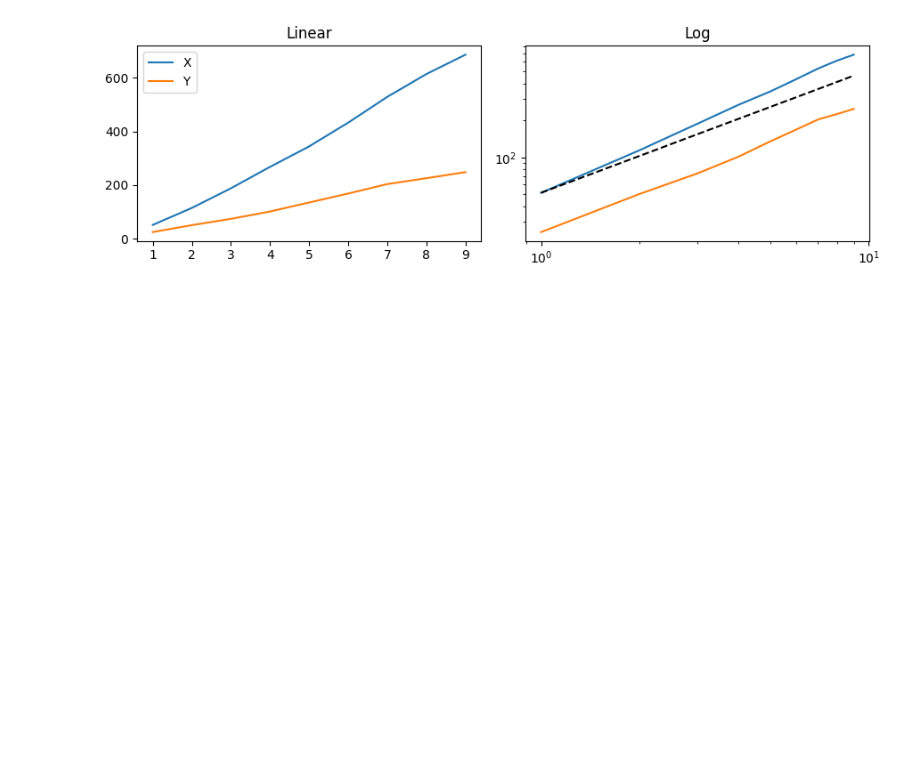
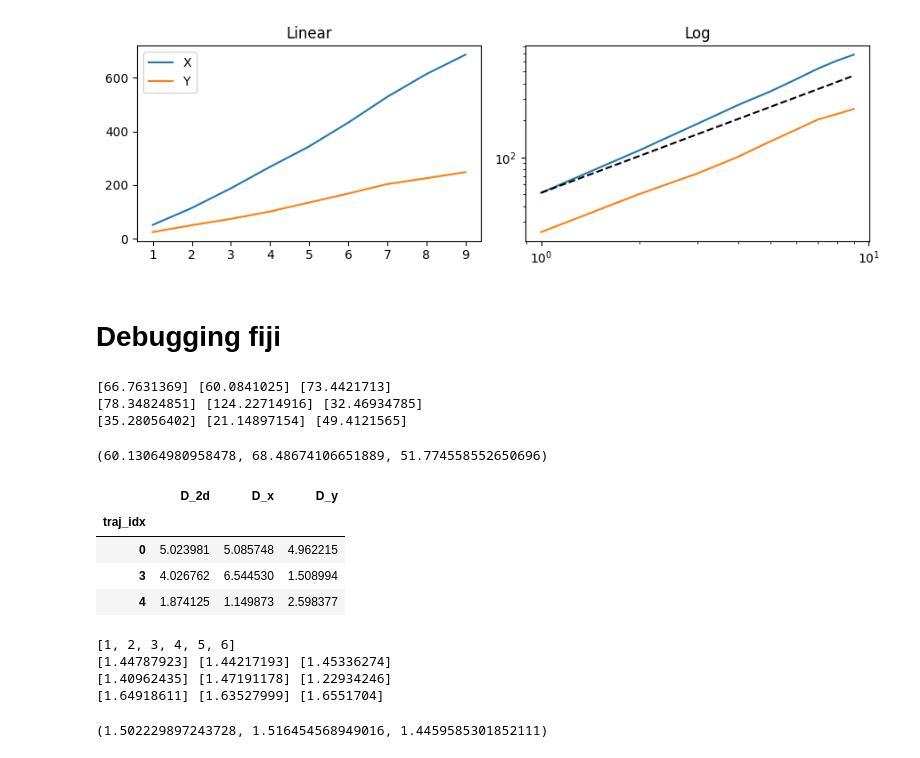
Before and after one commit to gorkamunoz/andi-j, a Jupyter notebook: test_trajs/analysis_flat_strides.ipynb, the cells around one changed output. Drawn from its saved outputs; the diff is of its cells as text; code cells hidden in the pictures; blank space fills up the shorter version.

```diff
--- a/test_trajs/analysis_flat_strides.ipynb
+++ b/test_trajs/analysis_flat_strides.ipynb
@@ -361,3 +388,5 @@ ax[1].plot(t_lags, t_lags*tmsd_rx.mean(1)[0], c = 'k', ls = '--')
 # %% [output]
 [<matplotlib.lines.Line2D at 0x...>]
 [figure]
+# %% [markdown]
+# Debugging fiji
@@ -363,0 +400,52 @@ ax[1].plot(t_lags, t_lags*tmsd_rx.mean(1)[0], c = 'k', ls = '--')
+# %%
+t_lags = [1,2,3,4,5,6]
+val_D, val_Dx, val_Dy = [], [], []
+for t in trajs:
+    t = t.transpose()[np.newaxis,:,:]
+    D = mda.get_diff_coeff(t, t_lags = t_lags)
+    D_x = msd_analysis().get_diff_coeff(t[:,:,:1], t_lags = t_lags)
+    D_y = msd_analysis().get_diff_coeff(t[:,:,1:], t_lags = t_lags)
+    val_D.append(D[0])
+    val_Dx.append(D_x[0])
+    val_Dy.append(D_y[0])
+
+    print(D, D_x, D_y)
+
+np.mean(val_D), np.mean(val_Dx), np.mean(val_Dy)
+# %% [output]
+[66.7631369] [60.0841025] [73.4421713]
+[78.34824851] [124.22714916] [32.46934785]
+[35.28056402] [21.14897154] [49.4121565]
+(60.13064980958478, 68.48674106651889, 51.774558552650696)
+# %%
+# t_lag = [1,2]
+Ds_fiji = pd.read_csv('save_D.csv', index_col=0)
+Ds_fiji
+# %% [output]
+|  | D_2d | D_x | D_y |
+| traj_idx |  |  |  |
+| 0 | 5.023981 | 5.085748 | 4.962215 |
+| 3 | 4.026762 | 6.544530 | 1.508994 |
+| 4 | 1.874125 | 1.149873 | 2.598377 |
+# %%
+t_lags = np.arange(1,7).tolist()
+print(t_lags)
+val_a, val_ax, val_ay = [], [], []
+for t in trajs:
+    t = t.transpose()[np.newaxis,:,:]
+    alpha = mda.get_exponent(t, t_lags = t_lags)
+    alpha_x = msd_analysis().get_exponent(t[:,:,:1], t_lags = t_lags)
+    alpha_y = msd_analysis().get_exponent(t[:,:,1:], t_lags = t_lags)
+    val_a.append(alpha[0])
+    val_ax.append(alpha_x[0])
+    val_ay.append(alpha_y[0])
+
+    print(alpha, alpha_x, alpha_y)
+
+np.mean(val_a), np.mean(val_ax), np.mean(val_ay)
+# %% [output]
+[1, 2, 3, 4, 5, 6]
+[1.44787923] [1.44217193] [1.45336274]
+[1.40962435] [1.47191178] [1.22934246]
+[1.64918611] [1.63527999] [1.6551704]
+(1.502229897243728, 1.516454568949016, 1.4459585301852111)
```
Also changed, not shown: parts of 24 cells of this notebook, 31 other files.
